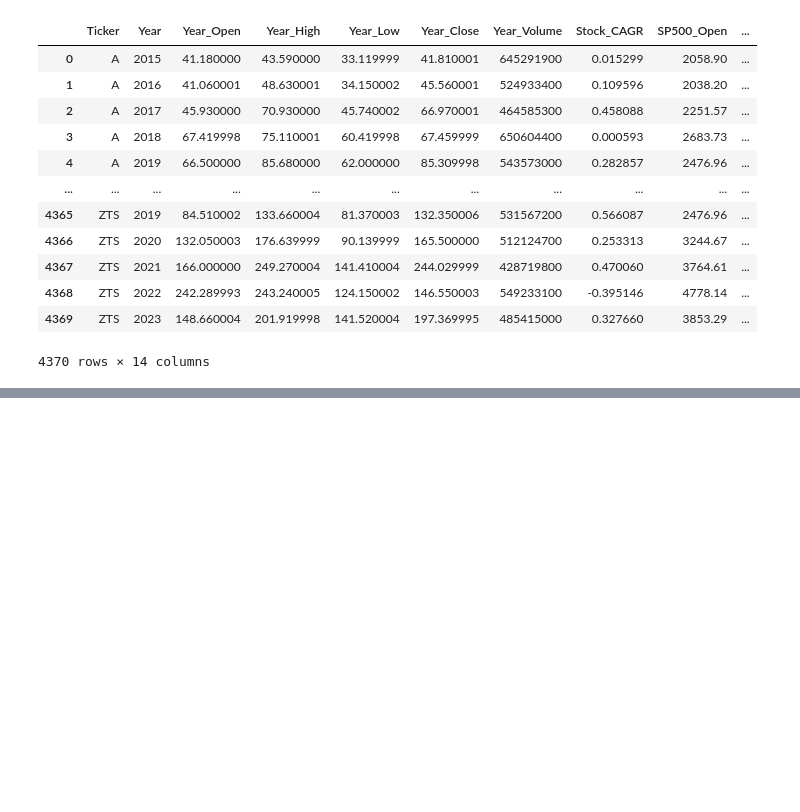
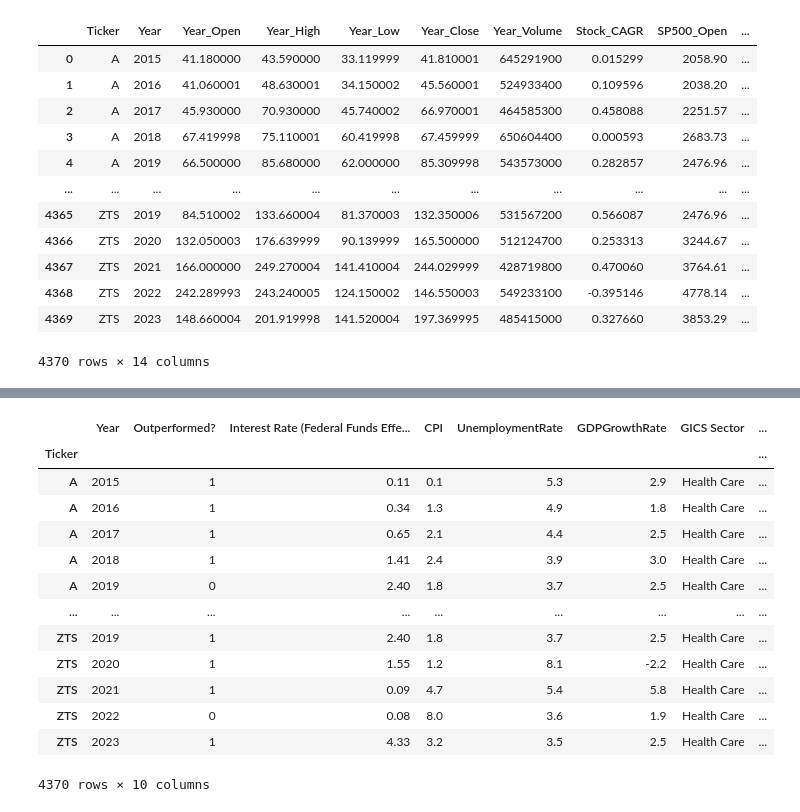
Before and after one commit to NicholasJWiid/StockSmart_ML, a Jupyter notebook: data_cleaning_&_prep.ipynb, the cells around one changed output, grey strips where cells are left out. Saved outputs shown, nothing was run; the diff lists cells and outputs as text; code cells hidden in the pictures; blank space fills up the shorter version.

```diff
--- a/data_cleaning_&_prep.ipynb
+++ b/data_cleaning_&_prep.ipynb
@@ -39,0 +88,3 @@ memory usage: 39.2+ KB
+# %%
+company_df = company_df.drop(columns=['Headquarters Location', 'GICS Sub-Industry',
+       'Headquarters Location', 'Date Added', 'Founded', 'CEO Name', 'Salary', 'Date Announced as CEO'], axis=1)
@@ -339,6 +330,6 @@ stock_sp500_metrics_df
 # %%
-stock_sp500_metrics_company_df = pd.merge(stock_sp500_metrics_df, company_df, on='Ticker', how='left')
-stock_sp500_metrics_company_df
+sp500_complete_df  = pd.merge(stock_sp500_metrics_df, company_df, on='Ticker', how='left')
+sp500_complete_df
 # %% [output]
 |  | Ticker | Year | Year_Open | Year_High | Year_Low | Year_Close | Year_Volume | Stock_CAGR | SP500_Open | ... |
 | 0 | A | 2015 | 41.180000 | 43.590000 | 33.119999 | 41.810001 | 645291900 | 0.015299 | 2058.90 | ... |
@@ -355,0 +360,22 @@ stock_sp500_metrics_company_df
+# %%
+sp500_company_ml_df = sp500_complete_df.drop(columns=['Year_Open', 'Year_High', 'Year_Low', 'Year_Close',
+       'Year_Volume', 'Stock_CAGR', 'SP500_Open', 'SP500_High', 'SP500_Low',
+       'SP500_Close', 'SP500_CAGR'], axis=1)
+# %%
+sp500_company_ml_df = sp500_company_ml_df.set_index('Ticker')
+sp500_company_ml_df
+# %% [output]
+|  | Year | Outperformed? | Interest Rate (Federal Funds Effe... | CPI | UnemploymentRate | GDPGrowthRate | GICS Sector | ... |
+| Ticker |  |  |  |  |  |  |  | ... |
+| A | 2015 | 1 | 0.11 | 0.1 | 5.3 | 2.9 | Health Care | ... |
+| A | 2016 | 1 | 0.34 | 1.3 | 4.9 | 1.8 | Health Care | ... |
+| A | 2017 | 1 | 0.65 | 2.1 | 4.4 | 2.5 | Health Care | ... |
+| A | 2018 | 1 | 1.41 | 2.4 | 3.9 | 3.0 | Health Care | ... |
+| A | 2019 | 0 | 2.40 | 1.8 | 3.7 | 2.5 | Health Care | ... |
+| ... | ... | ... | ... | ... | ... | ... | ... | ... |
+| ZTS | 2019 | 1 | 2.40 | 1.8 | 3.7 | 2.5 | Health Care | ... |
+| ZTS | 2020 | 1 | 1.55 | 1.2 | 8.1 | -2.2 | Health Care | ... |
+| ZTS | 2021 | 1 | 0.09 | 4.7 | 5.4 | 5.8 | Health Care | ... |
+| ZTS | 2022 | 0 | 0.08 | 8.0 | 3.6 | 1.9 | Health Care | ... |
+| ZTS | 2023 | 1 | 4.33 | 3.2 | 3.5 | 2.5 | Health Care | ... |
+4370 rows × 10 columns
```
Also changed, not shown: parts of 19 cells of this notebook, 8 other files.
